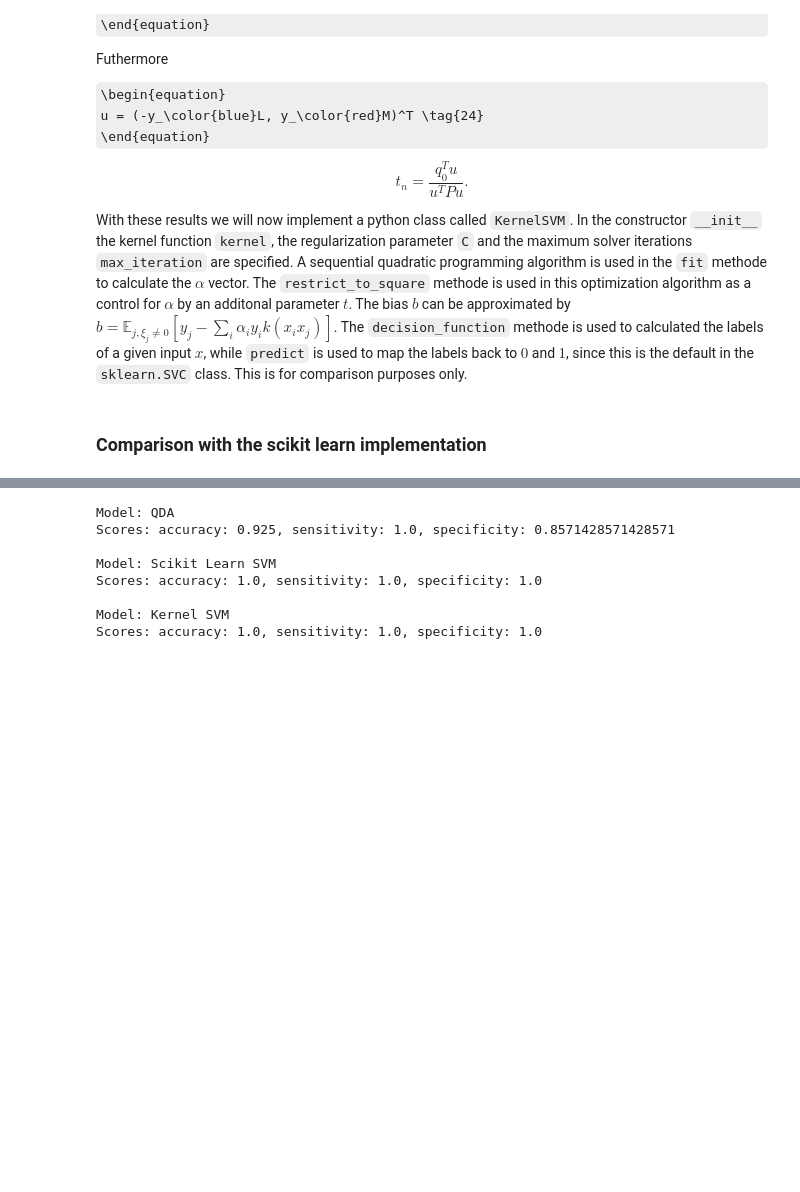
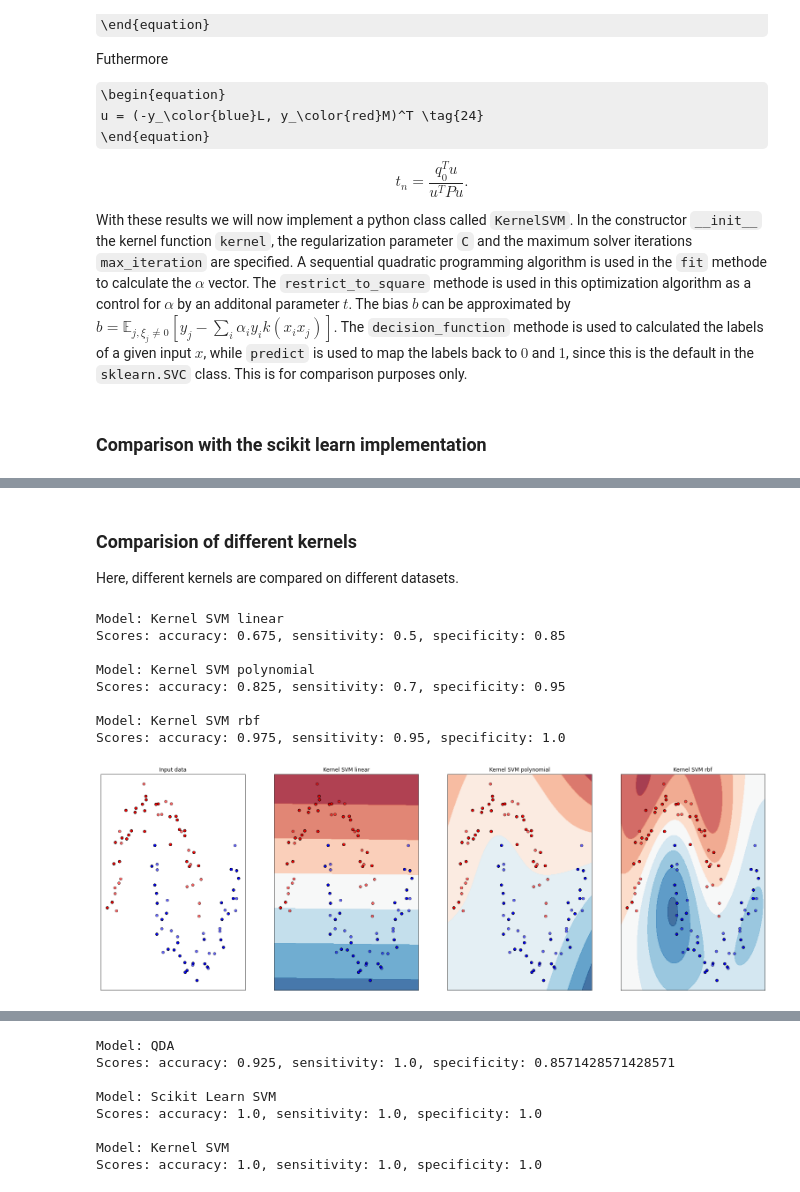
Before and after one commit to JoshuaSimon/Kernel-Learning, a Jupyter notebook: src/kernel_learning.ipynb, the cells around one changed output, grey strips where cells are left out. Saved outputs shown, nothing was run; the diff lists cells and outputs as text; code cells hidden in the pictures; some formulas as TeX source; blank space fills up the shorter version.

```diff
--- a/src/kernel_learning.ipynb
+++ b/src/kernel_learning.ipynb
@@ -635,10 +635,10 @@ class KernelSVM:
         Parameters
         ----------
         X : matrix_like
-            Matrix with (x1, x2) data points.
+            Matrix with (x1, ... , xn) data points.
 
         y : array_like
-            Vector with color labels for individual points.
+            Vector with labels for individual points.
         ----------
         """
         epsilon = 1e-15
@@ -657,23 +657,24 @@ class KernelSVM:
             for idxM in range(len(self.alpha)):
                 # choose random idxL
                 idxL = np.random.randint(0, len(self.alpha))
-                # count formula (4c)
+                # Calculate formula (23)
                 P = self.Q[[[idxM, idxM], [idxL, idxL]], [[idxM, idxL], [idxM, idxL]]]
-                # count formula (4a)
+                # Calculate formula (21)
                 v0 = self.alpha[[idxM, idxL]]
-                # count formula (4b)
+                # Calculate formula (22)
                 q0 = 1 - np.sum(self.alpha * self.Q[[idxM, idxL]], axis=1)
-                # count formula (4d)
+                # Calculate formula (24)
                 u = np.array([-self.y[idxL], self.y[idxM]])
-                # formula (5) if idxM = idxL
+                # Calculate formula (25) if idxM = idxL
                 t_max = np.dot(q0, u) /(np.dot(np.dot(P, u), u) + epsilon)
                 self.alpha[[idxM, idxL]] = v0 + u * self.restrict_to_square(t_max, v0, u)
 
-                # Index of support vector.
-                idx, = np.nonzero(self.alpha > epsilon)
+        # Put this block outside of for loops. - JS, 27.06.2021.
+        # Index of support vector.
+        idx, = np.nonzero(self.alpha > epsilon)
 
-                # Calculate bias value.
-                self.b = np.mean((1.0-np.sum(self.Q[idx]*self.alpha,axis=1))*self.y[idx])
+        # Calculate bias value.
+        self.b = np.mean((1.0-np.sum(self.Q[idx]*self.alpha,axis=1))*self.y[idx])
 
         # Determine the support vectors.
         # Epsilon is used as a numerical threshold since alpha can't be equal to zero.
@@ -821,0 +881,23 @@ def compare_models(X, y, names, classifiers):
+# %% [markdown]
+### Comparision of different kernels
+
+Here, different kernels are compared on different datasets.
+# %%
+names = ["Kernel SVM linear", "Kernel SVM polynomial", "Kernel SVM rbf"]
+classifiers = [
+    KernelSVM(kernel="linear", max_iteration=300),
+    KernelSVM(kernel="poly", max_iteration=300, degree=3),
+    KernelSVM(kernel="rbf", max_iteration=300)
+]
+# %%
+compare_models(X_moon, y_moon, names, classifiers)
+# %% [output]
+Model: Kernel SVM linear
+Scores: accuracy: 0.675, sensitivity: 0.5, specificity: 0.85
+
+Model: Kernel SVM polynomial
+Scores: accuracy: 0.825, sensitivity: 0.7, specificity: 0.95
+
+Model: Kernel SVM rbf
+Scores: accuracy: 0.975, sensitivity: 0.95, specificity: 1.0
+[figure, added]
```
Also changed, not shown: parts of 14 cells of this notebook, 1 other file.
